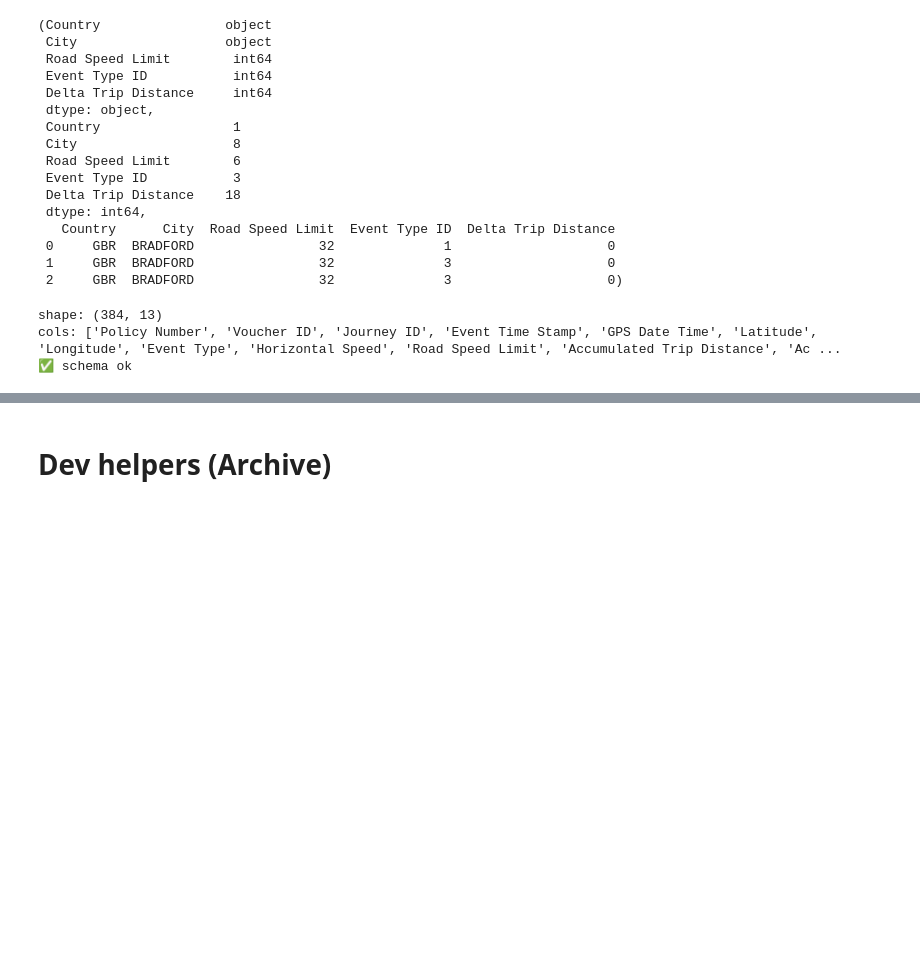
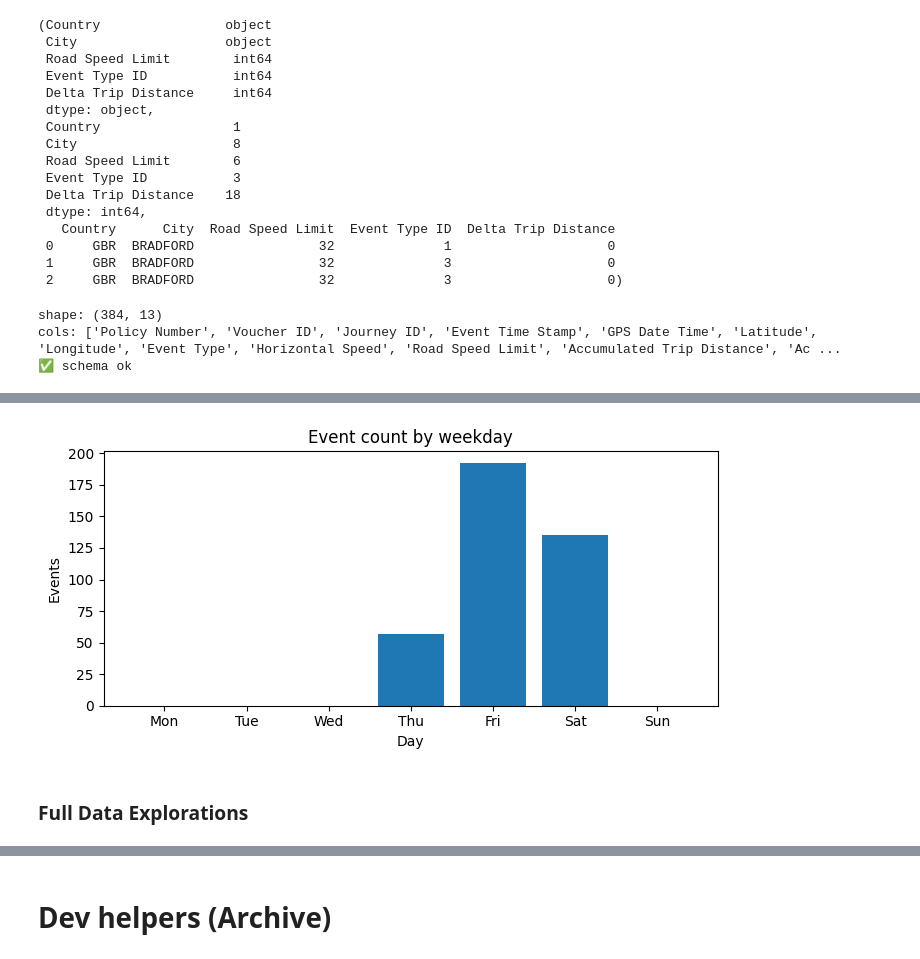
Before and after one commit to abdulabolahom/indepth-driving-data-analysis, a Jupyter notebook: notebooks/01_explore.ipynb, the cells around one changed output, grey strips where cells are left out. Drawn from its saved outputs; the diff is of its cells as text; code cells hidden in the pictures; blank space fills up the shorter version.

```diff
--- a/notebooks/01_explore.ipynb
+++ b/notebooks/01_explore.ipynb
@@ -142,0 +264,13 @@ cols: ['Policy Number', 'Voucher ID', 'Journey ID', 'Event Time Stamp', 'GPS Dat
+# %%
+print("First event:", df_keep["when"].min())
+print("Last event:", df_keep["when"].max())
+
+# Monday=0 ... Sunday=6
+dow = df_keep["when"].dt.dayofweek
+dow_counts = dow.value_counts().reindex(range(7), fill_value=0).sort_index()
+
+# Friendly labels
+labels = ["Mon","Tue","Wed","Thu","Fri","Sat","Sun"]
+dow_counts.index = labels
+
+dow_counts
@@ -142,0 +288,12 @@ cols: ['Policy Number', 'Voucher ID', 'Journey ID', 'Event Time Stamp', 'GPS Dat
+# %%
+plt.figure(figsize=(7,3.5))
+plt.bar(dow_counts.index, dow_counts.values)
+plt.title("Event count by weekday")
+plt.xlabel("Day")
+plt.ylabel("Events")
+plt.tight_layout()
+plt.show()
+# %% [output]
+[figure, added]
+# %% [markdown]
+### Full Data Explorations
```
Also changed, not shown: parts of 24 cells of this notebook.
